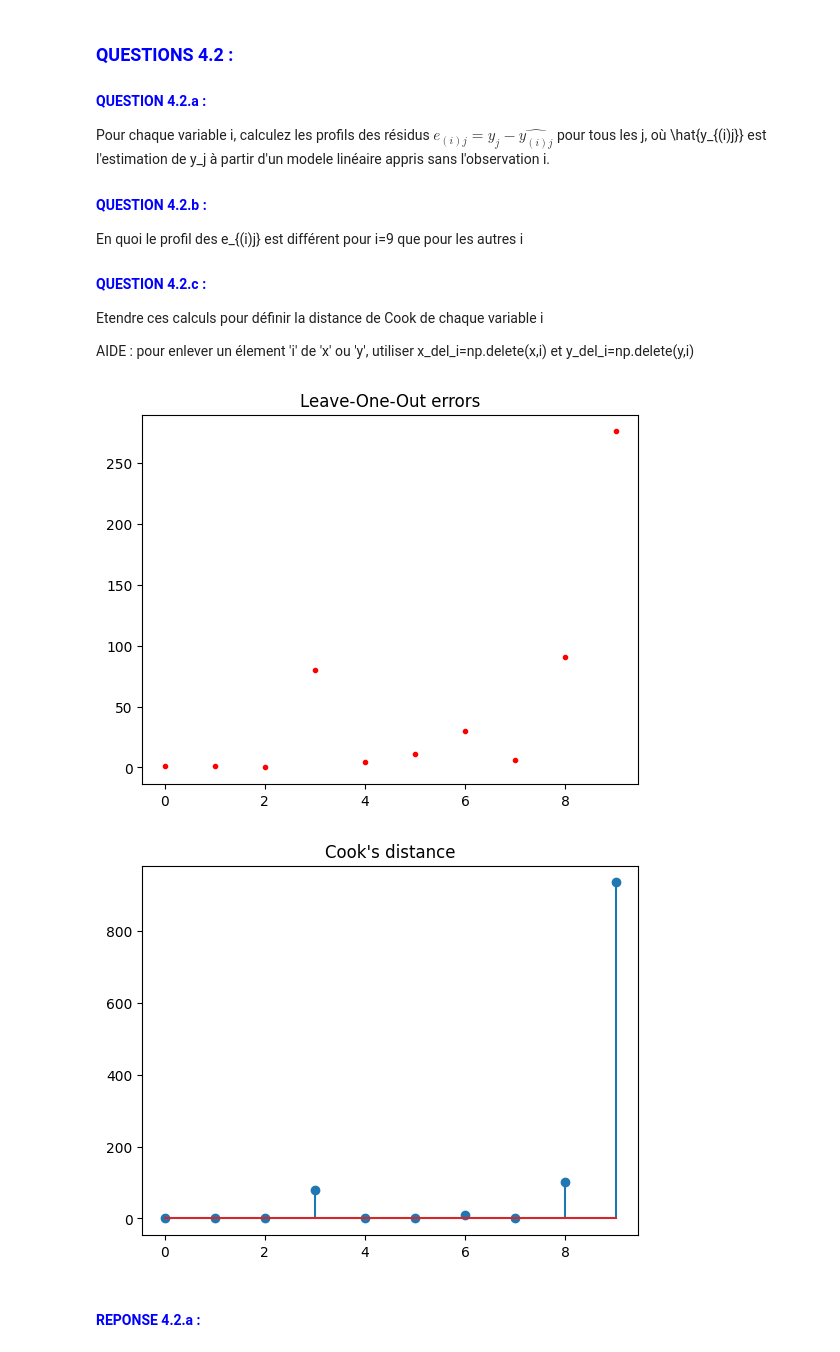
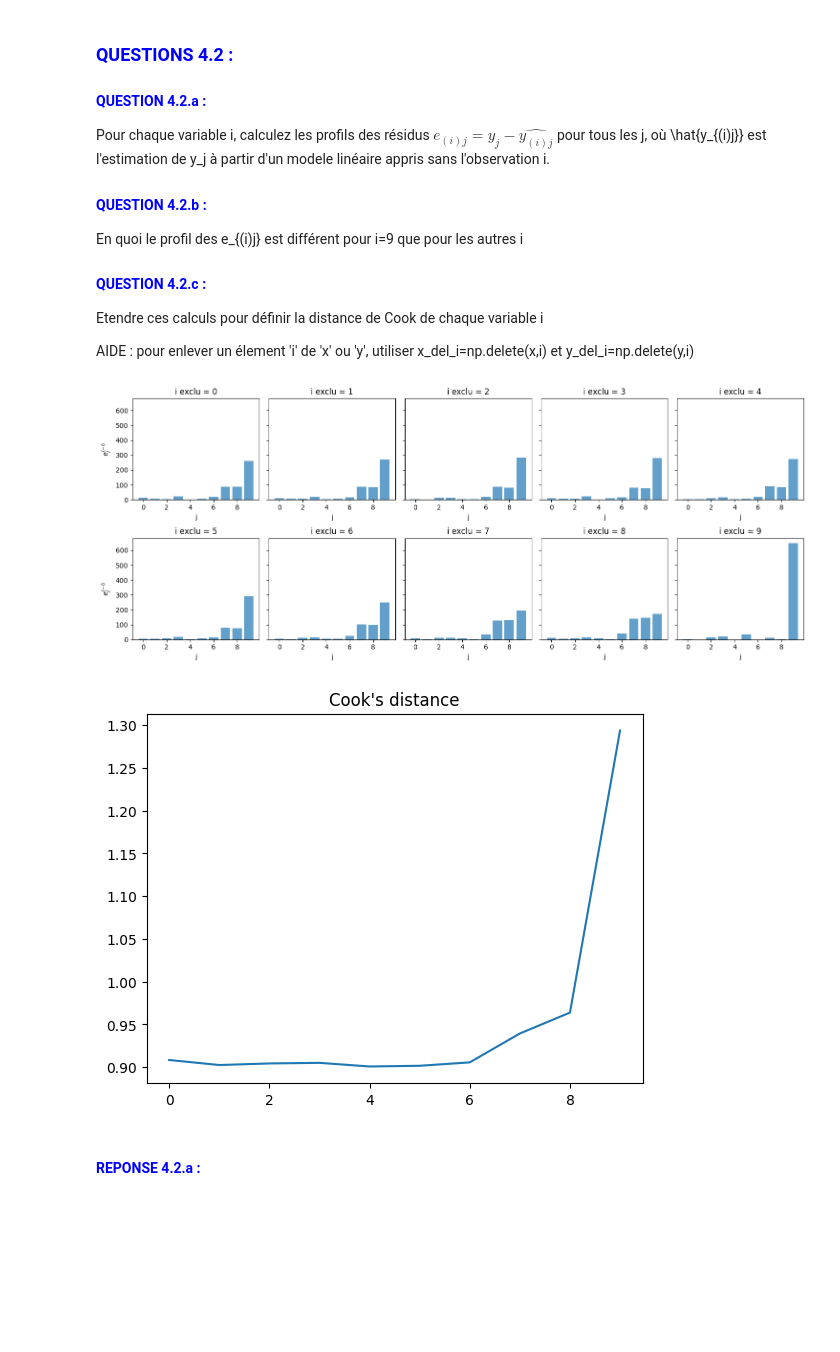
Before and after one commit to mohamed26-cyber/stat-ml, a Jupyter notebook: TPs/Exo4_LinearRegressionErrors.ipynb, the cells around one changed output. Drawn from its saved outputs; the diff is of its cells as text; code cells hidden in the pictures; blank space fills up the shorter version.

```diff
--- a/TPs/Exo4_LinearRegressionErrors.ipynb
+++ b/TPs/Exo4_LinearRegressionErrors.ipynb
@@ -143,29 +143,45 @@ En quoi le profil des e_{(i)j} est différent pour i=9 que pour les autres i
 Etendre ces calculs pour définir la distance de Cook de chaque variable i
 
 AIDE : pour enlever un élement 'i' de 'x' ou 'y', utiliser x_del_i=np.delete(x,i) et y_del_i=np.delete(y,i)
-# %%
-x, y = generate_data(n_samples=10, outlier=True)
-erreur= np.zeros(len(x))
-for i in range(len(x)):
-    x_del_i = np.delete(x, i)
-    y_del_i = np.delete(y, i)
-    lr = LinearRegression()
-    lr.fit(x_del_i[:, np.newaxis], y_del_i)  # np.new
-    y_j=lr.predict(x[:, np.newaxis])
-    erreur[i]= (y[i]-y_j[i])**2
-figure = plt.figure()
-plt.plot(x, erreur, 'r.')
-plt.title('Leave-One-Out errors')
-plt.show()
-# Cooks distance
-cooks_d = (erreur**2) / (2 * s2(y, lr.predict(x[:, np.newaxis])))
-figure = plt.figure()
-plt.stem(x, cooks_d)
-plt.title("Cook's distance")
-plt.show()
-# %% [output]
-[figure, removed]
-[figure, removed]
+# %%
+x, y = generate_data(n_samples=10, outlier=True)
+n=len(x)
+erreur= np.zeros((n,n))
+for i in range(n):
+    x_del_i = np.delete(x, i)
+    y_del_i = np.delete(y, i)
+    lr = LinearRegression()
+    lr.fit(x_del_i[:, None], y_del_i)
+    y_pred_all = lr.predict(x[:, None])   # prédictions pour tous j avec le modèle entraîné sans i
+    erreur[:, i] =( y - y_pred_all)**2 # e_j^{(-i)}
+
+# Tracé e_j^{(-i)} en fonction de j
+j_idx = np.arange(n)
+
+# Création des sous-figures (ici 2 lignes x 5 colonnes)
+fig, axes = plt.subplots(2, 5, figsize=(15, 6), sharey=True)
+axes = axes.flatten()
+
+for i in range(n):
+    axes[i].bar(j_idx, erreur[:, i], alpha=0.7)
+    axes[i].axhline(0, color='k', linewidth=1)
+    axes[i].set_title(f"i exclu = {i}")
+    axes[i].set_xlabel("j")
+    if i % 5 == 0:  # afficher ylabel seulement au début de chaque ligne
+        axes[i].set_ylabel(r"$e_j^{(-i)}$")
+
+plt.tight_layout()
+plt.show()
+
+# # Cooks distance
+cooks_d = np.sum(erreur, axis=0) / (n * s2(y, LinearRegression().fit(x[:, None], y).predict(x[:, None])))
+figure = plt.figure()
+plt.plot(x, cooks_d)
+plt.title("Cook's distance")
+plt.show()
+# %% [output]
+[figure, added]
+[figure, added]
 # %% [markdown]
 #### <span style="color:blue">REPONSE 4.2.a :</span>
 # %%
```
Also changed, not shown: parts of 1 cell of this notebook.
